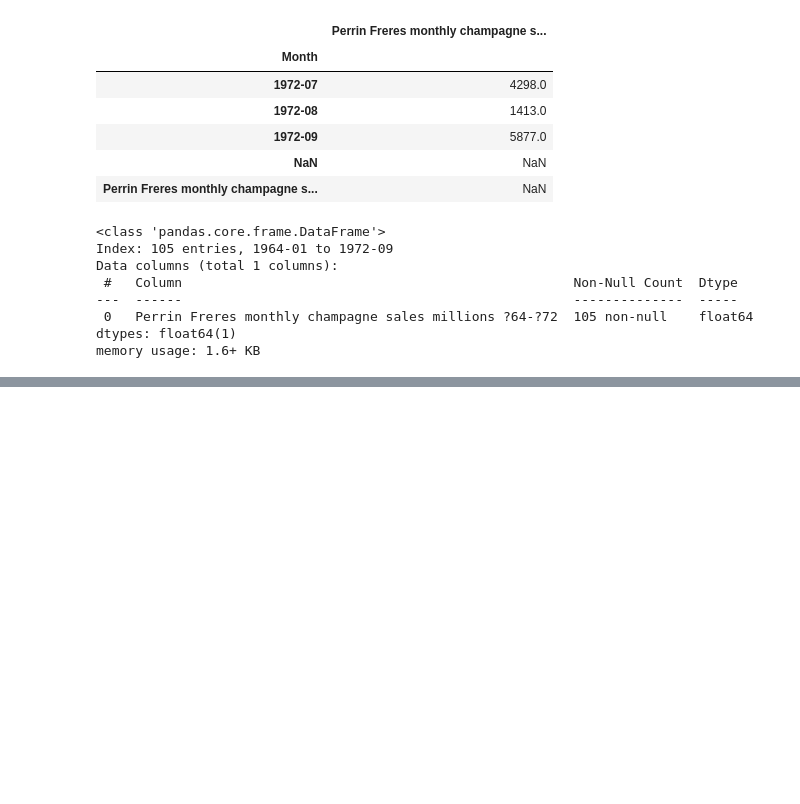
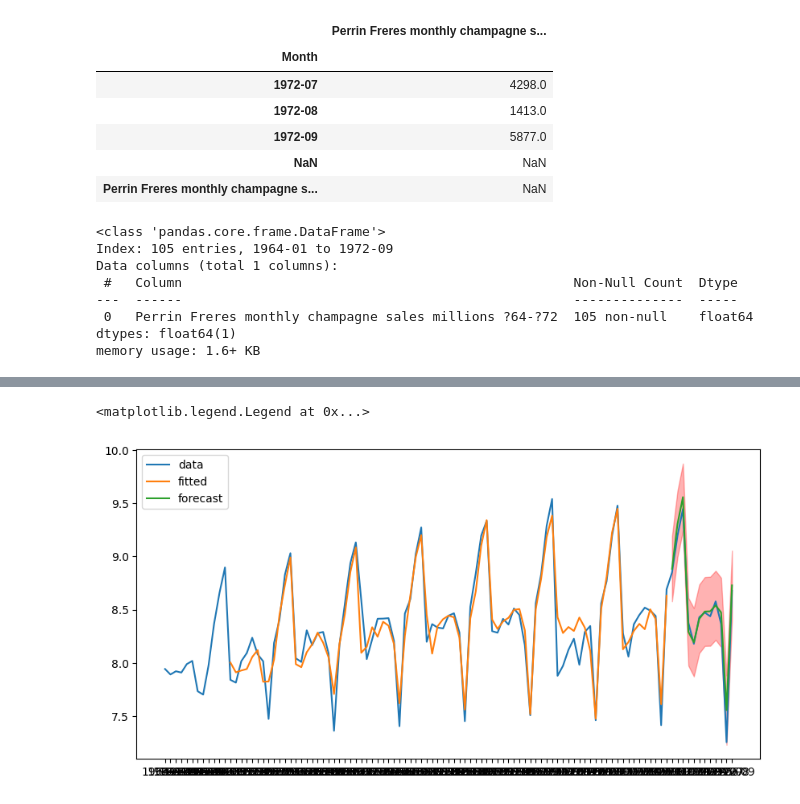
Before and after one commit to yeesem/Time-Series-Data-Analysis, a Jupyter notebook: ARIMA_Champagne.ipynb, the cells around one changed output, grey strips where cells are left out. Cells and saved outputs as stored; diff of their text form; code cells hidden in the pictures; blank space fills up the shorter version.

```diff
--- a/ARIMA_Champagne.ipynb
+++ b/ARIMA_Champagne.ipynb
@@ -84,0 +127,7 @@ memory usage: 1.6+ KB
+# %%
+df.index.freq = 'MS'
+# %%
+NTest = 12
+
+train = df.iloc[:-NTest]
+test = df.iloc[-NTest:]
@@ -84,0 +139,7 @@ memory usage: 1.6+ KB
+# %%
+model = pm.auto_arima(
+    train['LogSales'],
+    trace = True,
+    suppress_warning = True,
+    seasonal = True,m = 12
+)
@@ -84,0 +164,16 @@ memory usage: 1.6+ KB
+# %%
+#Since the model is seasonal, we won't plot or predict the first 12
+train_pred = model.predict_in_sample(start = 12,end = -1)
+test_pred,confint = model.predict(n_periods = NTest,return_conf_int = True)
+# %%
+fig,ax = plt.subplots(figsize = (10,5))
+ax.plot(df.index,df['LogSales'],label = 'data')
+ax.plot(train.index[12:],train_pred,label = 'fitted')
+ax.plot(test.index,test_pred,label = 'forecast')
+ax.fill_between(test.index,confint[:,0],confint[:,1], \
+                color = 'red',alpha = 0.3)
+
+ax.legend()
+# %% [output]
+<matplotlib.legend.Legend at 0x...>
+[figure, added]
```
Also changed, not shown: parts of 17 cells of this notebook.
